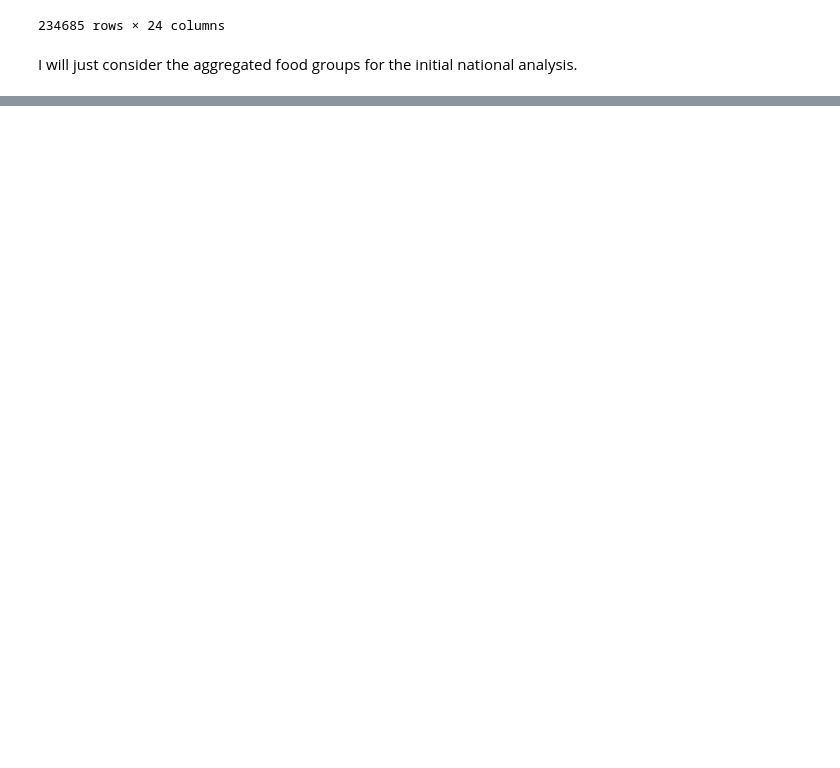
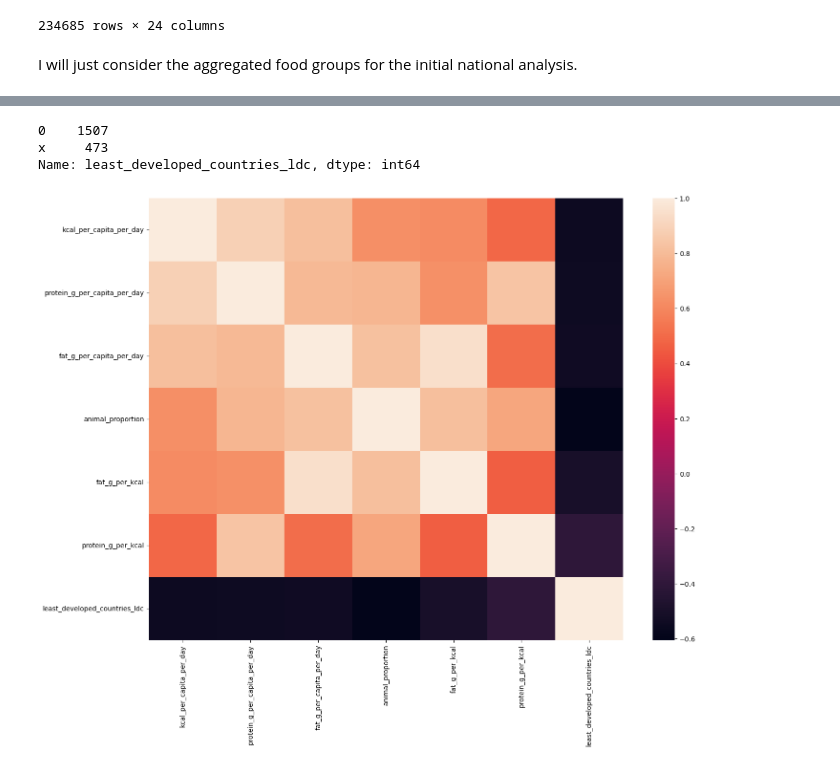
Before and after one commit to AGordon777/final-project, a Jupyter notebook: EDA.ipynb, the cells around one changed output, grey strips where cells are left out. Drawn from its saved outputs; the diff is of its cells as text; code cells hidden in the pictures; blank space fills up the shorter version.

```diff
--- a/EDA.ipynb
+++ b/EDA.ipynb
@@ -274,0 +220,21 @@ balance_hist.head()
+# %%
+def restructure_pivot2(df):
+
+    df_pivot = df.pivot_table(index = ['sub_region_name','area','iso_alpha3_code','least_developed_countries_ldc','year','Total Population - Both sexes_1000 persons'], columns=['item'],
+                                                  aggfunc = {'food_supply_kcal_per_day':'sum',
+                                                            'fat_supply_g_per_day':'sum',
+                                                            'protein_supply_g_per_day':'sum'})
+
+    col_list = []
+    for i in range(len(df_pivot.columns)):
+        col_list.append(' '.join(df_pivot.columns[i]))
+
+    df_pivot.columns = col_list
+
+    df_pivot = df_pivot.reset_index()
+
+    return df_pivot
+# %%
+balance_national_p = restructure_pivot2(balance_national)
+# balance_national_p.to_csv('national_balance.csv')
+balance_national_p
@@ -274,0 +565,27 @@ balance_hist.head()
+# %%
+balance_national_p.least_developed_countries_ldc.value_counts()
+# %% [output]
+0    1507
+x     473
+Name: least_developed_countries_ldc, dtype: int64
+# %%
+balance_national_p['least_developed_countries_ldc'] = balance_national_p['least_developed_countries_ldc'].str.replace('x','1').astype(int)
+# %%
+balance_national_p['kcal_per_capita_per_day'] = balance_national_p['food_supply_kcal_per_day Grand Total'] / (1000 * balance_national_p['Total Population - Both sexes_1000 persons'])
+balance_national_p['protein_g_per_capita_per_day'] = balance_national_p['protein_supply_g_per_day Grand Total'] / (1000 * balance_national_p['Total Population - Both sexes_1000 persons'])
+balance_national_p['fat_g_per_capita_per_day'] = balance_national_p['fat_supply_g_per_day Grand Total'] / (1000 * balance_national_p['Total Population - Both sexes_1000 persons'])
+balance_national_p['animal_proportion'] = balance_national_p['food_supply_kcal_per_day Animal Products'] / balance_national_p['food_supply_kcal_per_day Grand Total']
+balance_national_p['fat_g_per_kcal'] = balance_national_p['fat_g_per_capita_per_day'] / balance_national_p['kcal_per_capita_per_day']
+balance_national_p['protein_g_per_kcal'] = balance_national_p['protein_g_per_capita_per_day'] / balance_national_p['kcal_per_capita_per_day']
+# %%
+key_columns = ['kcal_per_capita_per_day','protein_g_per_capita_per_day',
+               'fat_g_per_capita_per_day','animal_proportion',
+               'fat_g_per_kcal','protein_g_per_kcal',
+               'least_developed_countries_ldc']
+
+corr_matrix=balance_national_p[key_columns].corr(method='pearson')
+fig, ax = plt.subplots(figsize=(16,12))
+ax = sns.heatmap(corr_matrix)
+plt.show()
+# %% [output]
+[figure, added]
```
Also changed, not shown: parts of 71 cells of this notebook, 1 other file.
